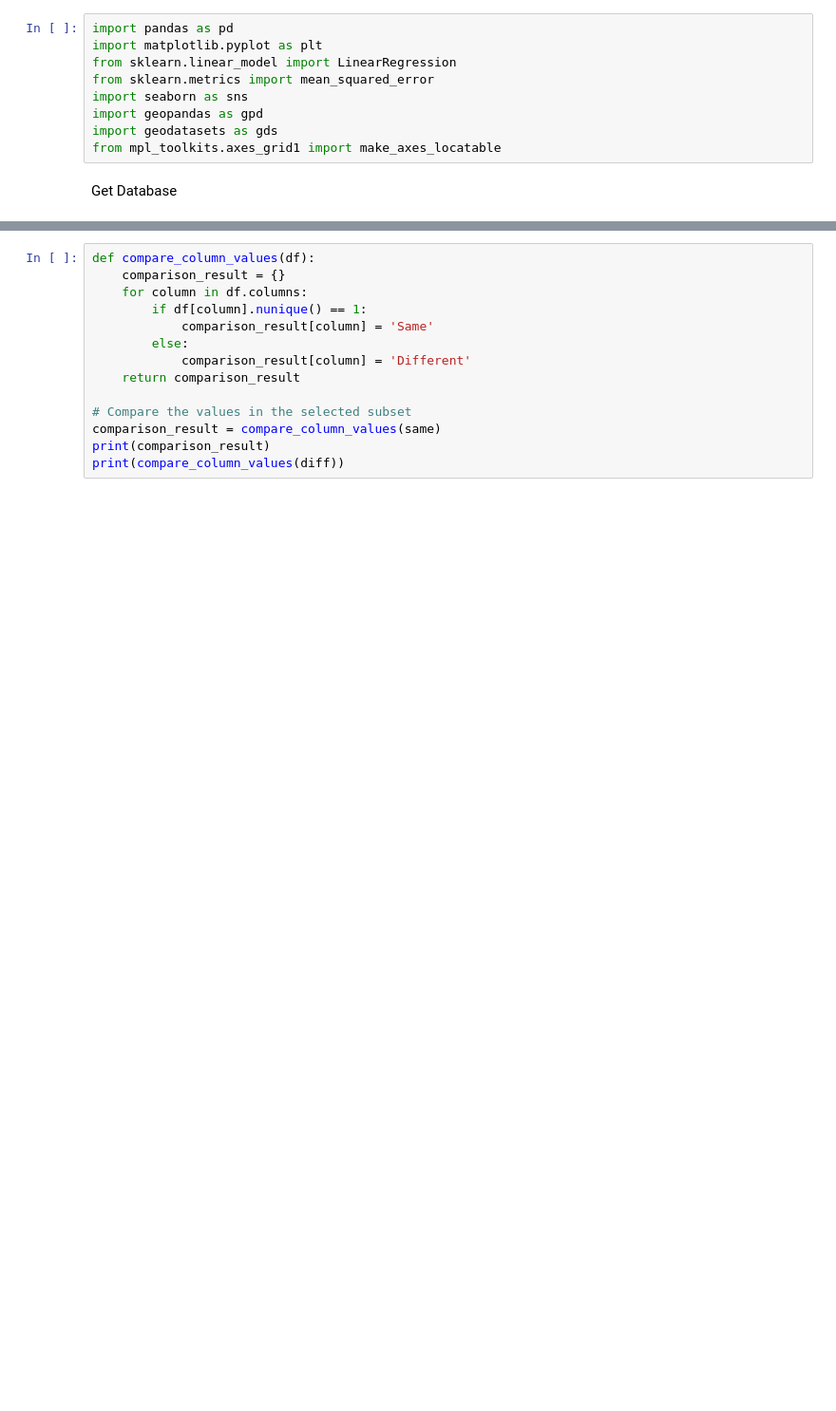
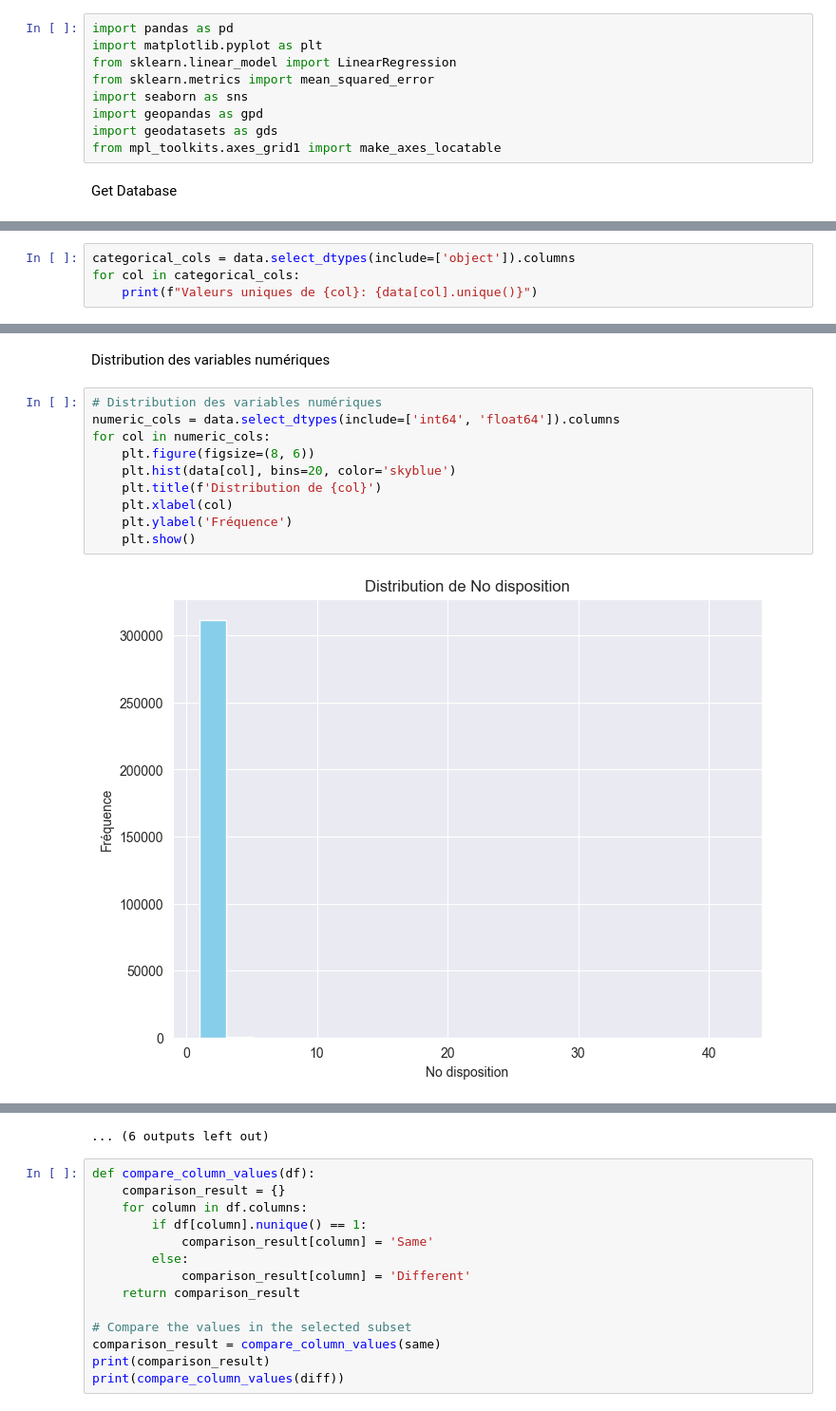
Before and after one commit to ktzkvin/Mastercamp, a Jupyter notebook: MasterCamp_TD_Project.ipynb, the cells around one changed output, grey strips where cells are left out. Shown: that part at 95% size. Cells and saved outputs as stored; diff of their text form; blank space fills up the shorter version.

```diff
--- a/MasterCamp_TD_Project.ipynb
+++ b/MasterCamp_TD_Project.ipynb
@@ -23,0 +44,4 @@ Selected departments:  [2 1 3]
+# %%
+categorical_cols = data.select_dtypes(include=['object']).columns
+for col in categorical_cols:
+    print(f"Valeurs uniques de {col}: {data[col].unique()}")
@@ -23,0 +66,14 @@ Selected departments:  [2 1 3]
+# %% [markdown]
+Distribution des variables numériques
+# %%
+# Distribution des variables numériques
+numeric_cols = data.select_dtypes(include=['int64', 'float64']).columns
+for col in numeric_cols:
+    plt.figure(figsize=(8, 6))
+    plt.hist(data[col], bins=20, color='skyblue')
+    plt.title(f'Distribution de {col}')
+    plt.xlabel(col)
+    plt.ylabel('Fréquence')
+    plt.show()
+# %% [output]
+[figure, added]
@@ -24,3 +91,4 @@ Selected departments:  [2 1 3]
+... (6 outputs left out)
 # %%
 def compare_column_values(df):
     comparison_result = {}
```
Also changed, not shown: parts of 27 cells of this notebook.
